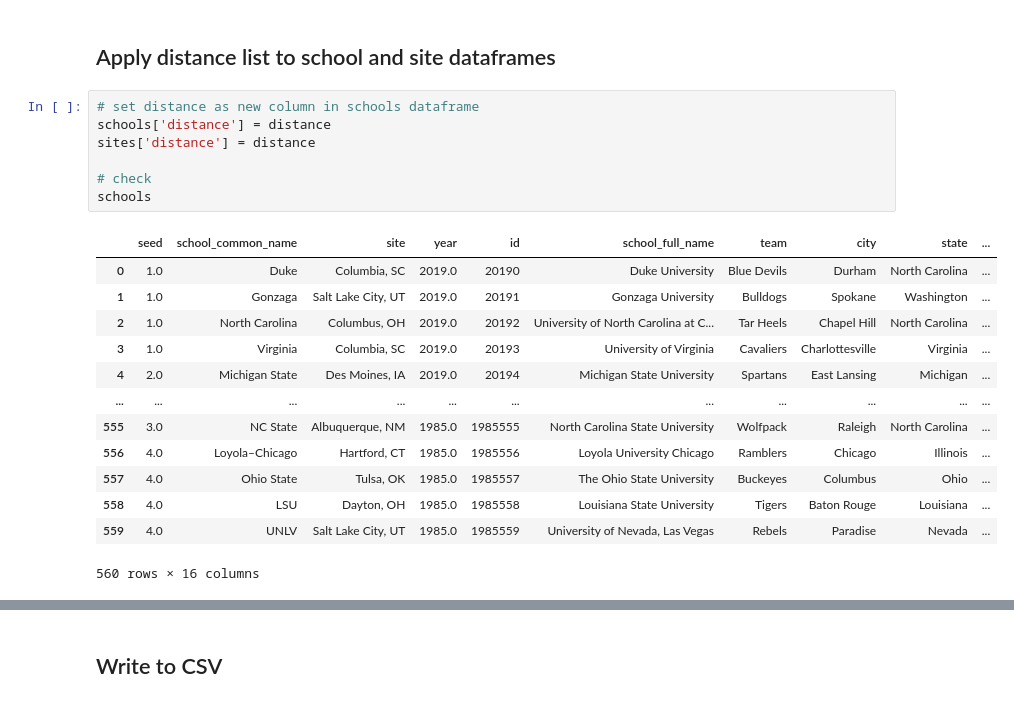
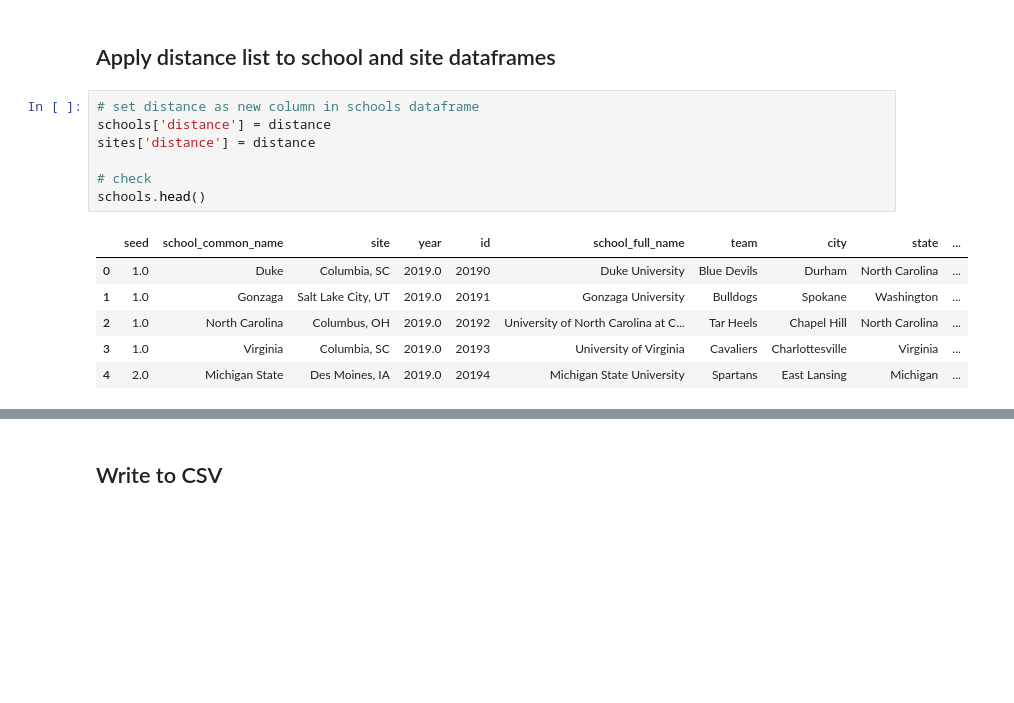
Before and after one commit to laurenoldham1202/final-project, a Jupyter notebook: notebooks/distance-calculation.ipynb, the cells around one changed output, grey strips where cells are left out. Drawn from its saved outputs; the diff is of its cells as text; blank space fills up the shorter version.

```diff
--- a/notebooks/distance-calculation.ipynb
+++ b/notebooks/distance-calculation.ipynb
@@ -81,21 +81,14 @@ distance = [schools.loc[schools.id == uid, 'geometry'][i]
 # %%
 # set distance as new column in schools dataframe
 schools['distance'] = distance
 sites['distance'] = distance
 
 # check
-schools
+schools.head()
 # %% [output]
 |  | seed | school_common_name | site | year | id | school_full_name | team | city | state | ... |
 | 0 | 1.0 | Duke | Columbia, SC | 2019.0 | 20190 | Duke University | Blue Devils | Durham | North Carolina | ... |
 | 1 | 1.0 | Gonzaga | Salt Lake City, UT | 2019.0 | 20191 | Gonzaga University | Bulldogs | Spokane | Washington | ... |
 | 2 | 1.0 | North Carolina | Columbus, OH | 2019.0 | 20192 | University of North Carolina at C... | Tar Heels | Chapel Hill | North Carolina | ... |
 | 3 | 1.0 | Virginia | Columbia, SC | 2019.0 | 20193 | University of Virginia | Cavaliers | Charlottesville | Virginia | ... |
 | 4 | 2.0 | Michigan State | Des Moines, IA | 2019.0 | 20194 | Michigan State University | Spartans | East Lansing | Michigan | ... |
-| ... | ... | ... | ... | ... | ... | ... | ... | ... | ... | ... |
-| 555 | 3.0 | NC State | Albuquerque, NM | 1985.0 | 1985555 | North Carolina State University | Wolfpack | Raleigh | North Carolina | ... |
-| 556 | 4.0 | Loyola–Chicago | Hartford, CT | 1985.0 | 1985556 | Loyola University Chicago | Ramblers | Chicago | Illinois | ... |
-| 557 | 4.0 | Ohio State | Tulsa, OK | 1985.0 | 1985557 | The Ohio State University | Buckeyes | Columbus | Ohio | ... |
-| 558 | 4.0 | LSU | Dayton, OH | 1985.0 | 1985558 | Louisiana State University | Tigers | Baton Rouge | Louisiana | ... |
-| 559 | 4.0 | UNLV | Salt Lake City, UT | 1985.0 | 1985559 | University of Nevada, Las Vegas | Rebels | Paradise | Nevada | ... |
-560 rows × 16 columns
```
Also changed, not shown: parts of 3 cells of this notebook, 3 other files.
